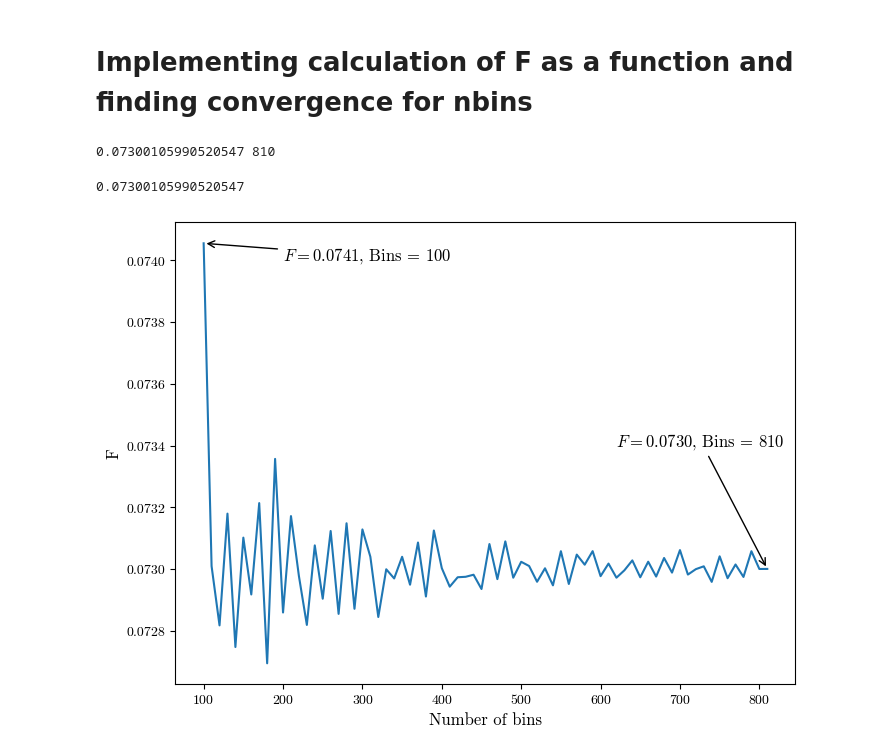
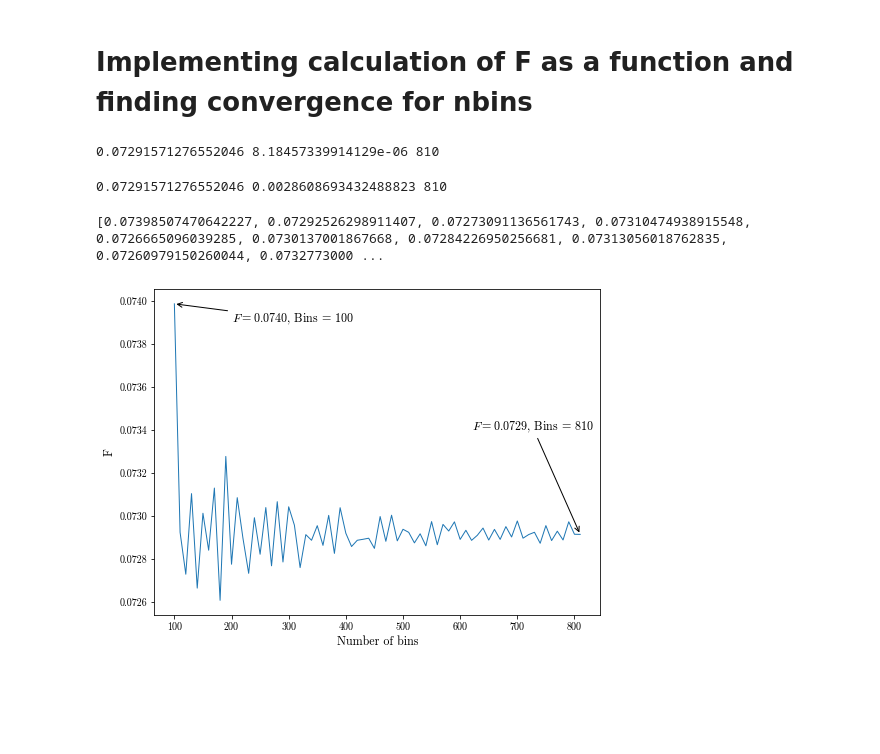
Before and after one commit to CMacM/IA-multiple-shear-estimates, a Jupyter notebook: DES-calculating-F.ipynb, the cells around one changed output. Saved outputs shown, nothing was run; the diff lists cells and outputs as text; code cells hidden in the pictures; blank space fills up the shorter version.

```diff
--- a/DES-calculating-F.ipynb
+++ b/DES-calculating-F.ipynb
@@ -129,0 +169,4 @@ print(lens_freq[1])
+# %%
+reload(des_functions)
+F, var_f = des_functions.calculate_F(nbins=810, source_z=im3_zmc, lens_z=lens_z, source_weights=im3_weight, npatches=30)
+print(F, var_f)
@@ -130,35 +191,40 @@ print(lens_freq[1])
 # %% [markdown]
 # Implementing calculation of F as a function and finding convergence for nbins
 # %%
+reload(des_functions)
 nbins = 100
-F_old = des_functions.calculate_F(nbins=nbins, source_z=im3_zmc, lens_z=lens_z,
+F_old, var_f = des_functions.calculate_F(nbins=nbins, source_z=im3_zmc, lens_z=lens_z,
                                       source_weights=im3_weight)
 x = [100]
 y = [F_old]
+err = [var_f]
 F_diff = 1.0
 while F_diff > 1e-6:
     nbins = nbins+10
-    F = des_functions.calculate_F(nbins=nbins, source_z=im3_zmc, lens_z=lens_z,
+    F, var_f = des_functions.calculate_F(nbins=nbins, source_z=im3_zmc, lens_z=lens_z,
                                       source_weights=im3_weight)
     F_diff = abs(F-F_old)
     F_old = F
     x.append(nbins)
     y.append(F)
-
-print(F, nbins)
+    err.append(np.sqrt(var_f))
 # %% [output]
-0.07300105990520547 810
+0.07291571276552046 8.18457339914129e-06 810
+# %%
+print(F, np.sqrt(var_f), nbins)
+# %% [output]
+0.07291571276552046 0.0028608693432488823 810
 # %%
-print(y[-1])
+print(y)
 # %% [output]
-0.07300105990520547
+[0.07398507470642227, 0.07292526298911407, 0.07273091136561743, 0.07310474938915548, 0.0726665096039285, 0.0730137001867668, 0.07284226950256681, 0.07313056018762835, 0.07260979150260044, 0.0732773000 ...
 # %%
 plt.figure(figsize=[8,6])
-plt.plot(x,y)
-plt.annotate(r'$F = 0.0741$, Bins = $100$', xy=[100, 0.07405504617872546], xytext=[200, 0.0740], arrowprops=dict(arrowstyle='->'), fontsize=12)
-plt.annotate(r'$F = 0.0730$, Bins = $810$', xy=[810, 0.07300105990520547], xytext=[620, 0.0734], arrowprops=dict(arrowstyle='->'), fontsize=12)
+plt.plot(x, y, lw=1)
+plt.annotate(r'$F = 0.0740$, Bins = $100$', xy=[100, 0.07398507470642227], xytext=[200, 0.0739], arrowprops=dict(arrowstyle='->'), fontsize=12)
+plt.annotate(r'$F = 0.0729$, Bins = $810$', xy=[810, 0.07291571276552046], xytext=[620, 0.0734], arrowprops=dict(arrowstyle='->'), fontsize=12)
 plt.xlabel('Number of bins', fontsize=12)
 plt.ylabel('F', fontsize=12)
 plt.savefig('F_convergence.png', dpi=300)
 # %% [output]
-[figure, old version]
+[figure, new version]
```
Also changed, not shown: parts of 12 cells of this notebook, 4 other files.
